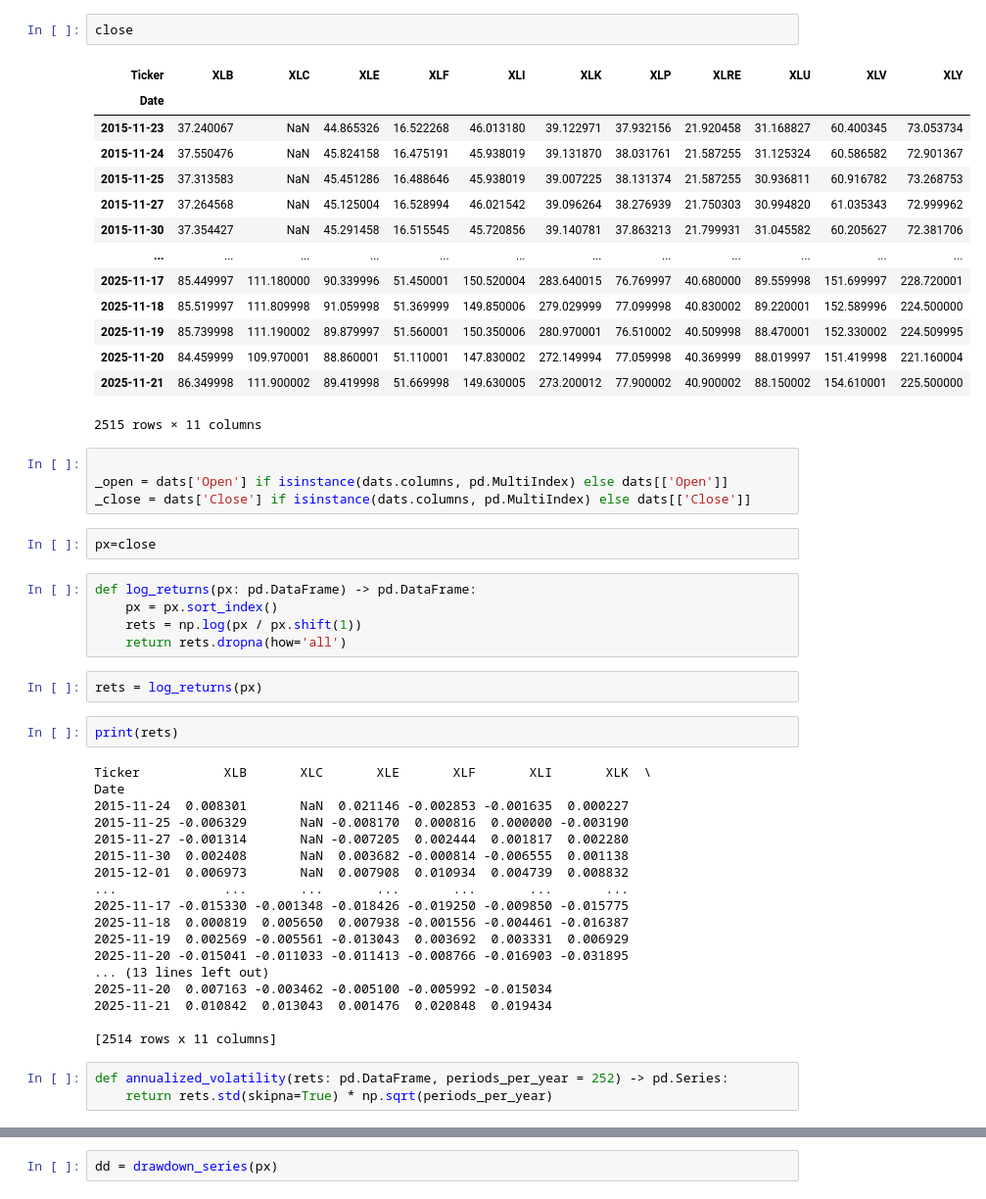
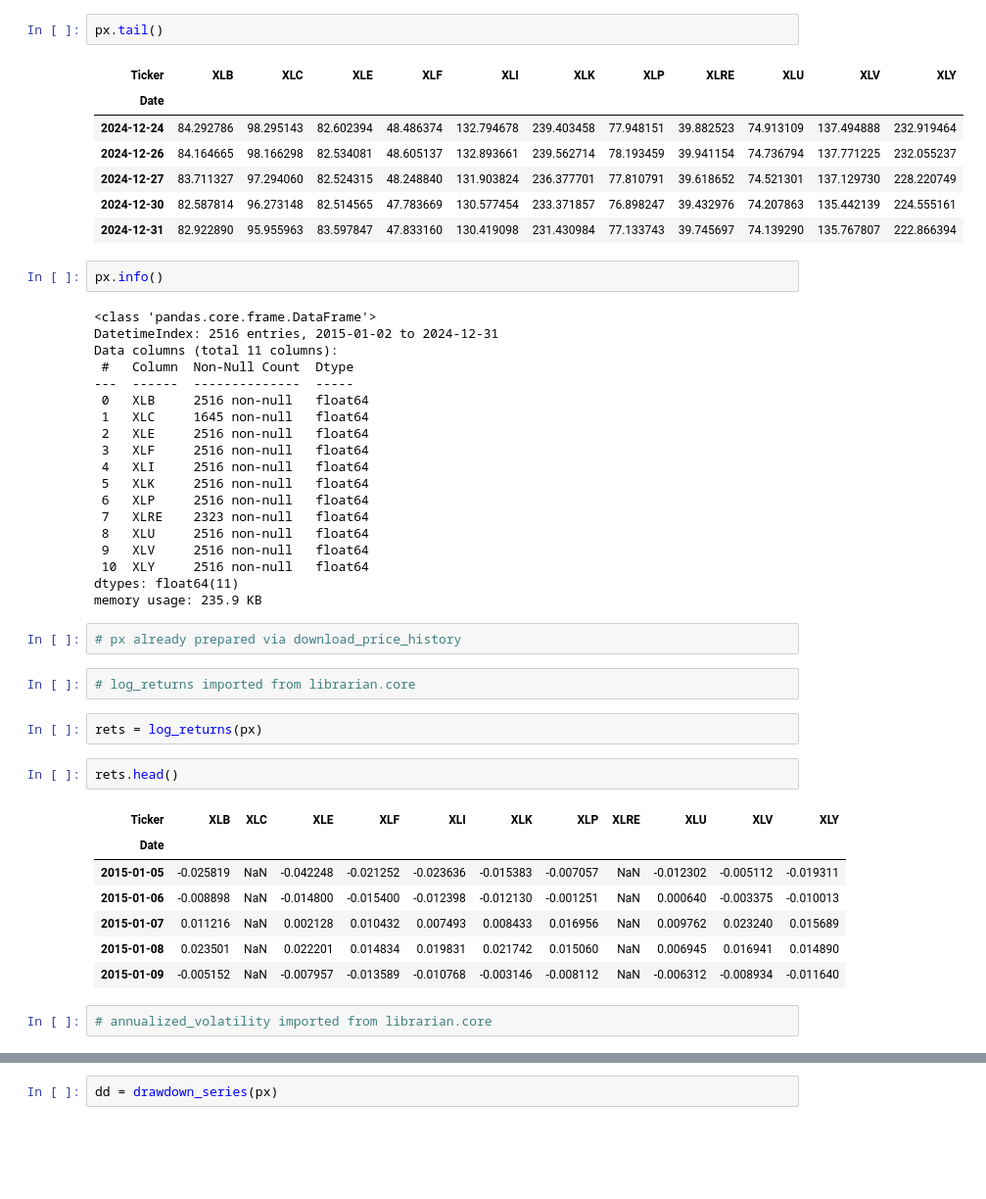
Before and after one commit to riccardomantegazza/MarketPulse, a Jupyter notebook: presentation/test_market_pulse_project.ipynb, the cells around one changed output, grey strips where cells are left out. Shown at 98% size. Drawn from its saved outputs; the diff is of its cells as text; blank space fills up the shorter version.

```diff
--- a/presentation/test_market_pulse_project.ipynb
+++ b/presentation/test_market_pulse_project.ipynb
@@ -52,56 +61,52 @@ siamo qua
 # %%
-close
+px.tail()
 # %% [output]
 | Ticker | XLB | XLC | XLE | XLF | XLI | XLK | XLP | XLRE | XLU | XLV | XLY |
 | Date |  |  |  |  |  |  |  |  |  |  |  |
-| 2015-11-23 | 37.240067 | NaN | 44.865326 | 16.522268 | 46.013180 | 39.122971 | 37.932156 | 21.920458 | 31.168827 | 60.400345 | 73.053734 |
-| 2015-11-24 | 37.550476 | NaN | 45.824158 | 16.475191 | 45.938019 | 39.131870 | 38.031761 | 21.587255 | 31.125324 | 60.586582 | 72.901367 |
-| 2015-11-25 | 37.313583 | NaN | 45.451286 | 16.488646 | 45.938019 | 39.007225 | 38.131374 | 21.587255 | 30.936811 | 60.916782 | 73.268753 |
-| 2015-11-27 | 37.264568 | NaN | 45.125004 | 16.528994 | 46.021542 | 39.096264 | 38.276939 | 21.750303 | 30.994820 | 61.035343 | 72.999962 |
-| 2015-11-30 | 37.354427 | NaN | 45.291458 | 16.515545 | 45.720856 | 39.140781 | 37.863213 | 21.799931 | 31.045582 | 60.205627 | 72.381706 |
-| ... | ... | ... | ... | ... | ... | ... | ... | ... | ... | ... | ... |
-| 2025-11-17 | 85.449997 | 111.180000 | 90.339996 | 51.450001 | 150.520004 | 283.640015 | 76.769997 | 40.680000 | 89.559998 | 151.699997 | 228.720001 |
-| 2025-11-18 | 85.519997 | 111.809998 | 91.059998 | 51.369999 | 149.850006 | 279.029999 | 77.099998 | 40.830002 | 89.220001 | 152.589996 | 224.500000 |
-| 2025-11-19 | 85.739998 | 111.190002 | 89.879997 | 51.560001 | 150.350006 | 280.970001 | 76.510002 | 40.509998 | 88.470001 | 152.330002 | 224.509995 |
-| 2025-11-20 | 84.459999 | 109.970001 | 88.860001 | 51.110001 | 147.830002 | 272.149994 | 77.059998 | 40.369999 | 88.019997 | 151.419998 | 221.160004 |
-| 2025-11-21 | 86.349998 | 111.900002 | 89.419998 | 51.669998 | 149.630005 | 273.200012 | 77.900002 | 40.900002 | 88.150002 | 154.610001 | 225.500000 |
+| 2024-12-24 | 84.292786 | 98.295143 | 82.602394 | 48.486374 | 132.794678 | 239.403458 | 77.948151 | 39.882523 | 74.913109 | 137.494888 | 232.919464 |
+| 2024-12-26 | 84.164665 | 98.166298 | 82.534081 | 48.605137 | 132.893661 | 239.562714 | 78.193459 | 39.941154 | 74.736794 | 137.771225 | 232.055237 |
+| 2024-12-27 | 83.711327 | 97.294060 | 82.524315 | 48.248840 | 131.903824 | 236.377701 | 77.810791 | 39.618652 | 74.521301 | 137.129730 | 228.220749 |
+| 2024-12-30 | 82.587814 | 96.273148 | 82.514565 | 47.783669 | 130.577454 | 233.371857 | 76.898247 | 39.432976 | 74.207863 | 135.442139 | 224.555161 |
+| 2024-12-31 | 82.922890 | 95.955963 | 83.597847 | 47.833160 | 130.419098 | 231.430984 | 77.133743 | 39.745697 | 74.139290 | 135.767807 | 222.866394 |
-2515 rows × 11 columns
 # %%
-
-_open = dats['Open'] if isinstance(dats.columns, pd.MultiIndex) else dats[['Open']]
-_close = dats['Close'] if isinstance(dats.columns, pd.MultiIndex) else dats[['Close']]
+px.info()
+# %% [output]
+<class 'pandas.core.frame.DataFrame'>
+DatetimeIndex: 2516 entries, 2015-01-02 to 2024-12-31
+Data columns (total 11 columns):
+ #   Column  Non-Null Count  Dtype
+---  ------  --------------  -----
+ 0   XLB     2516 non-null   float64
+ 1   XLC     1645 non-null   float64
+ 2   XLE     2516 non-null   float64
+ 3   XLF     2516 non-null   float64
+ 4   XLI     2516 non-null   float64
+ 5   XLK     2516 non-null   float64
+ 6   XLP     2516 non-null   float64
+ 7   XLRE    2323 non-null   float64
+ 8   XLU     2516 non-null   float64
+ 9   XLV     2516 non-null   float64
+ 10  XLY     2516 non-null   float64
+dtypes: float64(11)
+memory usage: 235.9 KB
 # %%
-px=close
+# px already prepared via download_price_history
 # %%
-def log_returns(px: pd.DataFrame) -> pd.DataFrame:
-    px = px.sort_index()
-    rets = np.log(px / px.shift(1))
-    return rets.dropna(how='all')
+# log_returns imported from librarian.core
 # %%
 rets = log_returns(px)
 # %%
-print(rets)
+rets.head()
 # %% [output]
-Ticker           XLB       XLC       XLE       XLF       XLI       XLK  \
-Date
-2015-11-24  0.008301       NaN  0.021146 -0.002853 -0.001635  0.000227
-2015-11-25 -0.006329       NaN -0.008170  0.000816  0.000000 -0.003190
-2015-11-27 -0.001314       NaN -0.007205  0.002444  0.001817  0.002280
-2015-11-30  0.002408       NaN  0.003682 -0.000814 -0.006555  0.001138
-2015-12-01  0.006973       NaN  0.007908  0.010934  0.004739  0.008832
-...              ...       ...       ...       ...       ...       ...
-2025-11-17 -0.015330 -0.001348 -0.018426 -0.019250 -0.009850 -0.015775
-2025-11-18  0.000819  0.005650  0.007938 -0.001556 -0.004461 -0.016387
-2025-11-19  0.002569 -0.005561 -0.013043  0.003692  0.003331  0.006929
-2025-11-20 -0.015041 -0.011033 -0.011413 -0.008766 -0.016903 -0.031895
-... (13 lines left out)
-2025-11-20  0.007163 -0.003462 -0.005100 -0.005992 -0.015034
-2025-11-21  0.010842  0.013043  0.001476  0.020848  0.019434
-
-[2514 rows x 11 columns]
+| Ticker | XLB | XLC | XLE | XLF | XLI | XLK | XLP | XLRE | XLU | XLV | XLY |
+| Date |  |  |  |  |  |  |  |  |  |  |  |
+| 2015-01-05 | -0.025819 | NaN | -0.042248 | -0.021252 | -0.023636 | -0.015383 | -0.007057 | NaN | -0.012302 | -0.005112 | -0.019311 |
+| 2015-01-06 | -0.008898 | NaN | -0.014800 | -0.015400 | -0.012398 | -0.012130 | -0.001251 | NaN | 0.000640 | -0.003375 | -0.010013 |
+| 2015-01-07 | 0.011216 | NaN | 0.002128 | 0.010432 | 0.007493 | 0.008433 | 0.016956 | NaN | 0.009762 | 0.023240 | 0.015689 |
+| 2015-01-08 | 0.023501 | NaN | 0.022201 | 0.014834 | 0.019831 | 0.021742 | 0.015060 | NaN | 0.006945 | 0.016941 | 0.014890 |
+| 2015-01-09 | -0.005152 | NaN | -0.007957 | -0.013589 | -0.010768 | -0.003146 | -0.008112 | NaN | -0.006312 | -0.008934 | -0.011640 |
 # %%
-def annualized_volatility(rets: pd.DataFrame, periods_per_year = 252) -> pd.Series:
-    return rets.std(skipna=True) * np.sqrt(periods_per_year)
+# annualized_volatility imported from librarian.core
 # %%
 vol = annualized_volatility(rets)
 print(vol)
```
Also changed, not shown: parts of 27 cells of this notebook, 5 other files.
